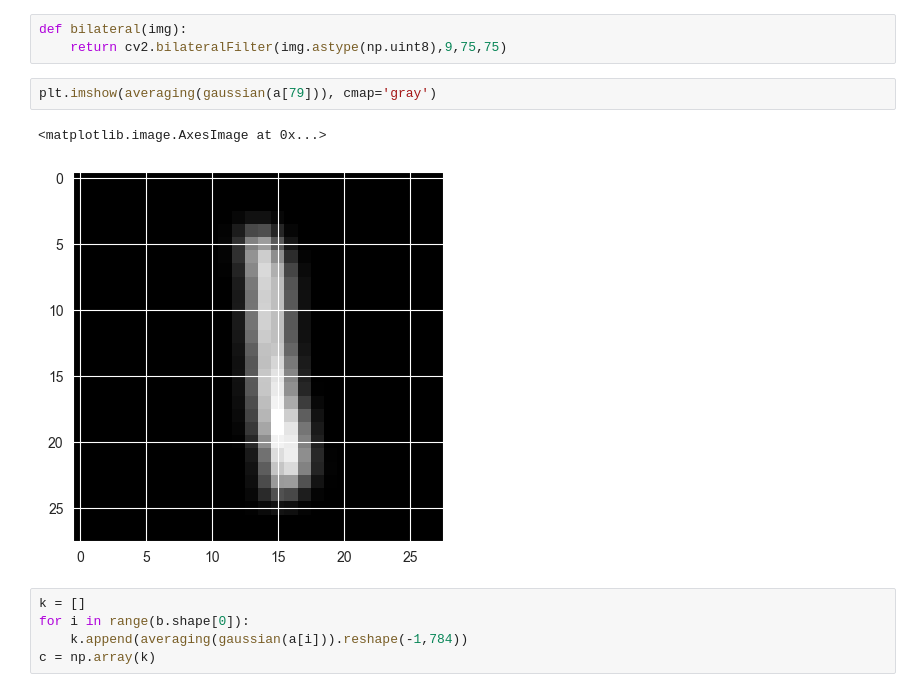
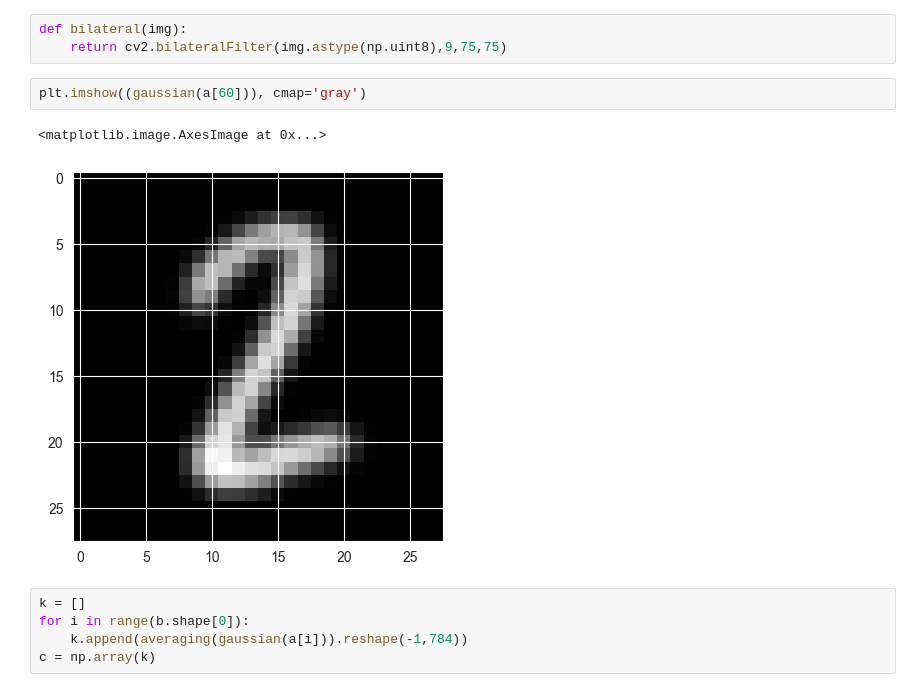
Before and after one commit to bhaba-ranjan/clustering, a Jupyter notebook: k-means.ipynb, the cells around one changed output. Saved outputs shown, nothing was run; the diff lists cells and outputs as text.

```diff
--- a/k-means.ipynb
+++ b/k-means.ipynb
@@ -41,10 +41,10 @@ def median(img):
 def bilateral(img):
     return cv2.bilateralFilter(img.astype(np.uint8),9,75,75)
 # %%
-plt.imshow(averaging(gaussian(a[79])), cmap='gray')
+plt.imshow((gaussian(a[60])), cmap='gray')
 # %% [output]
 <matplotlib.image.AxesImage at 0x...>
-[figure, old version]
+[figure, new version]
 # %%
 k = []
 for i in range(b.shape[0]):
```
Also changed, not shown: parts of 7 cells of this notebook.
